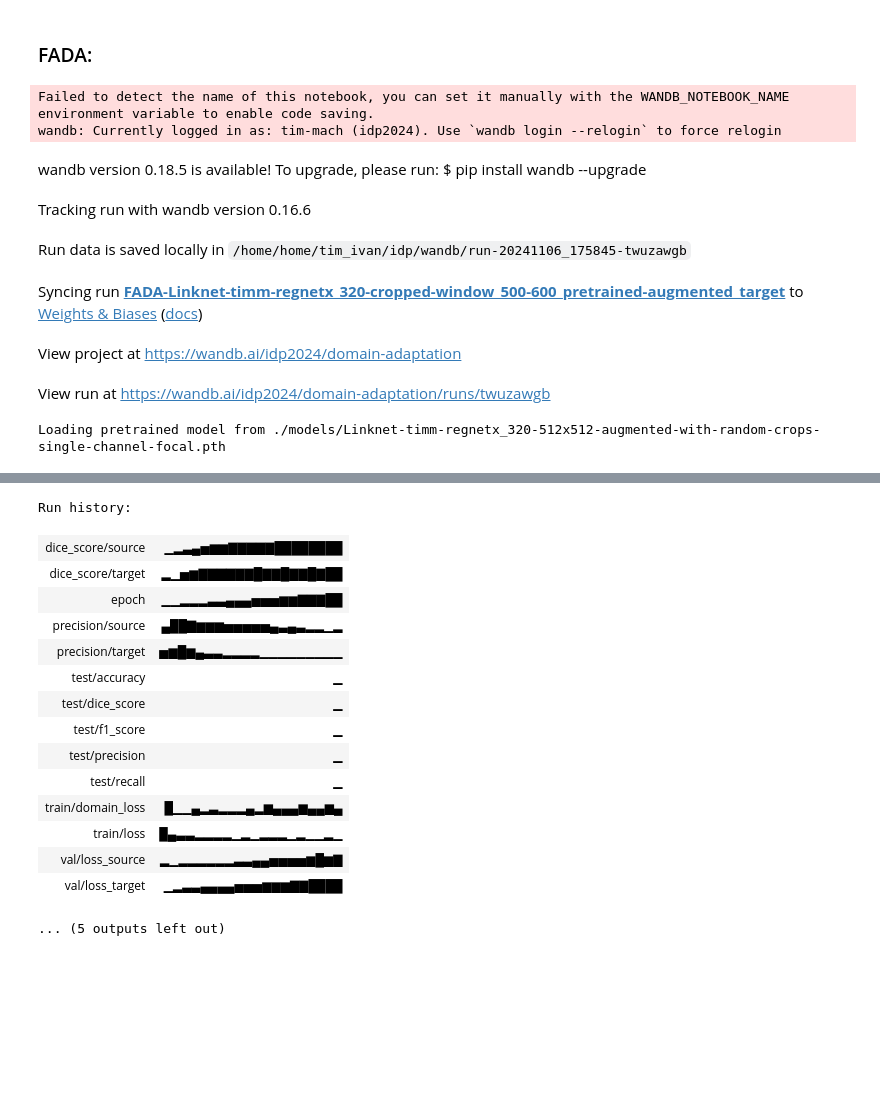
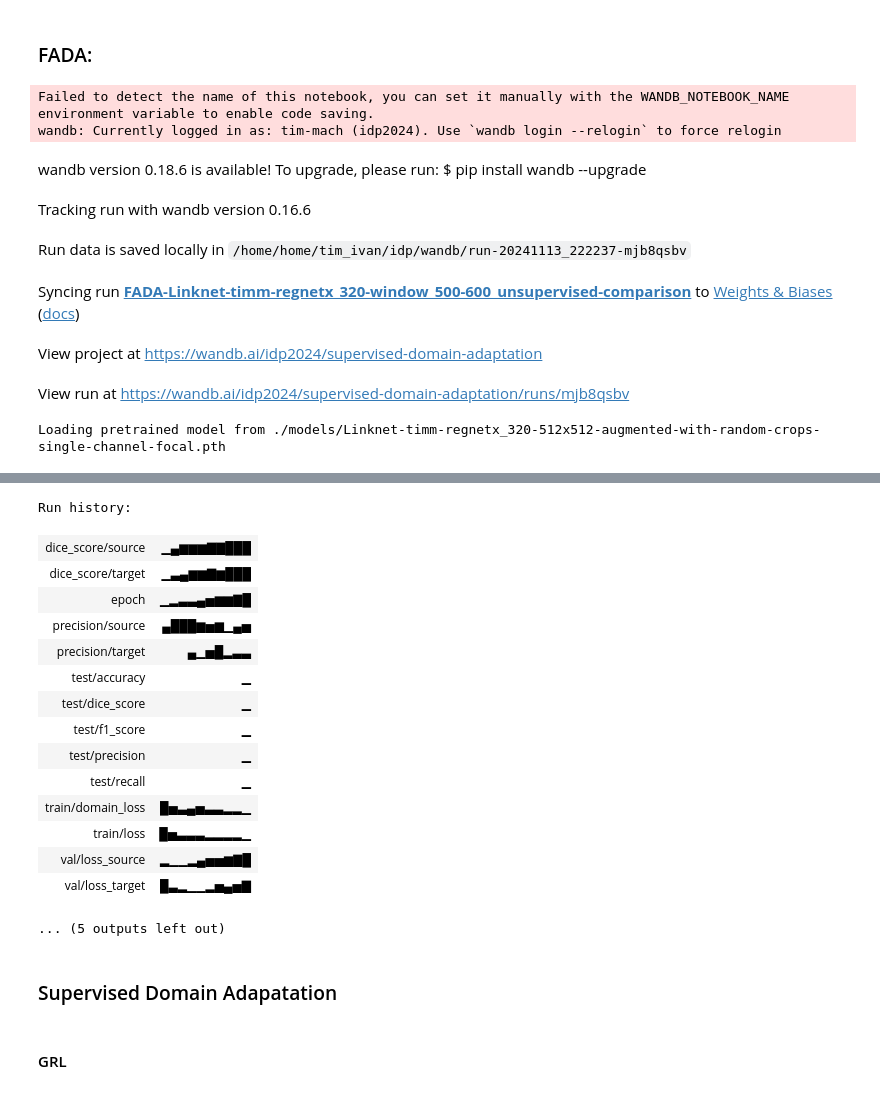
Before and after one commit to TimMachTUM/hsi-brain-segmentation, a Jupyter notebook: domain-adaptation.ipynb, the cells around one changed output, grey strips where cells are left out. Drawn from its saved outputs; the diff is of its cells as text; code cells hidden in the pictures; blank space fills up the shorter version.

Commit message:
add supervised domain adaptation pipelines

```diff
--- a/domain-adaptation.ipynb
+++ b/domain-adaptation.ipynb
@@ -7,17 +7,18 @@ from dataset import (
     HSIDataset,
     build_FIVES_random_crops_dataloaders,
 )
-from torch.utils.data import DataLoader
+from torch.utils.data import DataLoader, Subset
 
 trainloader_source, validationloader_source, testloader_source = (
     build_FIVES_random_crops_dataloaders(
         batch_size=16,
         num_channels=1,
-        load_from_path="data/FIVES_random_crops_threshold03",
+        load_from_path='data/FIVES_random_crops_threshold01'
     )
 )
 
 window = (500, 600)
+target_augmented= True
 trainloader_target = build_hsi_dataloader(
     batch_size=8,
     train_split=1,
@@ -25,12 +26,15 @@ trainloader_target = build_hsi_dataloader(
     test_split=0,
     window=window,
     exclude_labeled_data=True,
-    augmented=True,
+    augmented=target_augmented,
 )[0]
 
 path = "./data/helicoid_with_labels"
 testset = HSIDataset(path, with_gt=True, window=window)
 testset.crop_dataset()
 testloader_target = DataLoader(testset, batch_size=1, shuffle=False)
-print(len(trainloader_target), len(testloader_target))
+testloader_target = DataLoader(
+    Subset(testset, [1, 2, 3, 4]), batch_size=1, shuffle=False
+)
+print(len(trainloader_target.dataset), len(testloader_target.dataset))
 # %% [output]
@@ -245,17 +208,17 @@ import torch
 
 encoder = "timm-regnetx_320"
 architecture = "Linknet"
-device = torch.device("cuda:3" if torch.cuda.is_available() else "cpu")
-epochs = 20
+device = torch.device("cuda:4" if torch.cuda.is_available() else "cpu")
+epochs = 10
 loss = "BCE"
 in_channels = 1
-ndf=512
+ndf = 512
 learning_rate_fea = 0.001
 learning_rate_cls = 0.001
 learning_rate_dis = 0.0001
 
 config = {
-    "model": "FADA-{architecture}-{encoder}-cropped-window_{window[0]}-{window[1]}_pretrained-augmented_target".format(
+    "model": "FADA-{architecture}-{encoder}-window_{window[0]}-{window[1]}_pretrained-augmented_target-random_crops_bloodvessel_ratio01".format(
         architecture=architecture, encoder=encoder, window=window
     ),
     "encoder": encoder,
@@ -271,21 +234,24 @@ config = {
     "epochs": epochs,
     "seg_loss": loss,
     "pretrained": "./models/Linknet-timm-regnetx_320-512x512-augmented-with-random-crops-single-channel-focal.pth",
+    "target_augmented": target_augmented,
 }
 
 
-model, train_losses, domain_losses, val_losses_source, val_losses_target = model_pipeline(
-    trainloader_source,
-    validationloader_source,
-    testloader_source,
-    trainloader_target,
-    testloader_target,
-    config,
-    project="domain-adaptation",
-    device=device,
-    batch_print=10,
-    evaluate=True,
-    with_overlays=True,
+model, train_losses, domain_losses, val_losses_source, val_losses_target = (
+    model_pipeline(
+        trainloader_source,
+        validationloader_source,
+        testloader_source,
+        trainloader_target,
+        testloader_target,
+        config,
+        project="domain-adaptation",
+        device=device,
+        batch_print=10,
+        evaluate=True,
+        with_overlays=True,
+    )
 )
 
 plt.figure(figsize=(10, 6))
@@ -301,10 +267,10 @@ plt.show()
 # %% [output]
 Failed to detect the name of this notebook, you can set it manually with the WANDB_NOTEBOOK_NAME environment variable to enable code saving.
 wandb: Currently logged in as: tim-mach (idp2024). Use `wandb login --relogin` to force relogin
-wandb version 0.18.5 is available! To upgrade, please run: $ pip install wandb --upgrade
+wandb version 0.18.6 is available! To upgrade, please run: $ pip install wandb --upgrade
 Tracking run with wandb version 0.16.6
-Run data is saved locally in /home/home/tim_ivan/idp/wandb/run-20241106_175845-twuzawgb
+Run data is saved locally in /home/home/tim_ivan/idp/wandb/run-20241113_222237-mjb8qsbv
-Syncing run FADA-Linknet-timm-regnetx_320-cropped-window_500-600_pretrained-augmented_target to Weights & Biases (docs)
+Syncing run FADA-Linknet-timm-regnetx_320-window_500-600_unsupervised-comparison to Weights & Biases (docs)
-View project at https://wandb.ai/idp2024/domain-adaptation
+View project at https://wandb.ai/idp2024/supervised-domain-adaptation
-View run at https://wandb.ai/idp2024/domain-adaptation/runs/twuzawgb
+View run at https://wandb.ai/idp2024/supervised-domain-adaptation/runs/mjb8qsbv
 Loading pretrained model from ./models/Linknet-timm-regnetx_320-512x512-augmented-with-random-crops-single-channel-focal.pth
@@ -333,16 +298,20 @@ Precision: 0.4816, Recall: 0.4263, F1 Score: 0.4438, Dice Score: 0.4438, Accurac
 Run history:
-| dice_score/source | ▁▂▃▄▅▆▆▇▇▇▇▇████████ |
-| dice_score/target | ▂▁▅▆▇▇▇▇▇▇█▇▇█▇▇█▇██ |
-| epoch | ▁▁▂▂▂▃▃▄▄▄▅▅▅▆▆▇▇▇██ |
-| precision/source | ▄██▇▆▆▆▅▅▅▅▅▄▃▄▃▂▂▁▂ |
-| precision/target | ▅▆█▆▄▃▃▂▂▂▂▁▁▁▁▁▁▁▁▁ |
+| dice_score/source | ▁▄▆▆▆▇▇███ |
+| dice_score/target | ▁▃▄▆▆▇▆███ |
+| epoch | ▁▂▃▃▄▅▆▆▇█ |
+| precision/source | ▄███▆▅▆▁▄▅ |
+| precision/target | ▄▁▅█▂▃▃ |
 | test/accuracy | ▁ |
 | test/dice_score | ▁ |
 | test/f1_score | ▁ |
 | test/precision | ▁ |
 | test/recall | ▁ |
-| train/domain_loss | █▁▁▄▂▃▂▂▂▄▂▆▄▄▄▆▄▄▆▄ |
-| train/loss | █▄▃▃▂▂▂▂▁▂▁▂▂▂▁▂▁▁▂▁ |
-| val/loss_source | ▂▁▂▂▂▂▂▂▃▃▄▄▅▅▅▅▆█▆▇ |
-| val/loss_target | ▁▂▃▃▄▄▄▄▅▅▅▆▆▆▇▇████ |
+| train/domain_loss | █▅▃▄▅▃▃▂▂▁ |
+| train/loss | █▅▃▃▃▂▂▂▂▁ |
+| val/loss_source | ▂▁▁▂▄▅▅▆▇█ |
+| val/loss_target | █▃▂▁▁▂▅▄▅▇ |
 ... (5 outputs left out)
+# %% [markdown]
+### Supervised Domain Adapatation
+# %% [markdown]
+#### GRL
```
Also changed, not shown: parts of 9 cells of this notebook, 2 other files.
